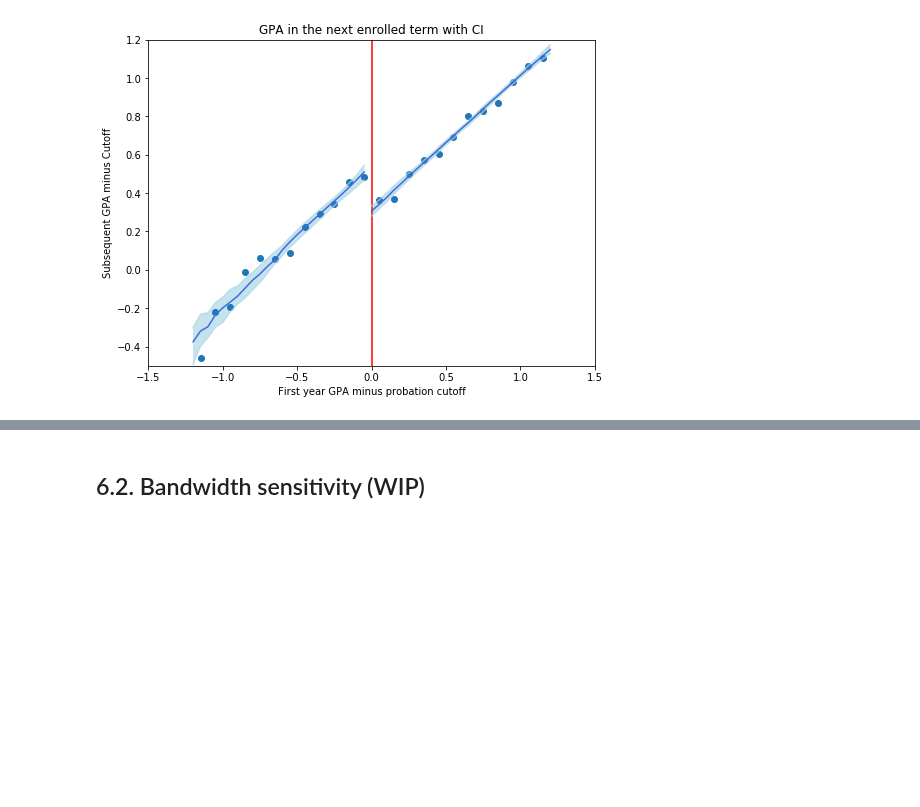
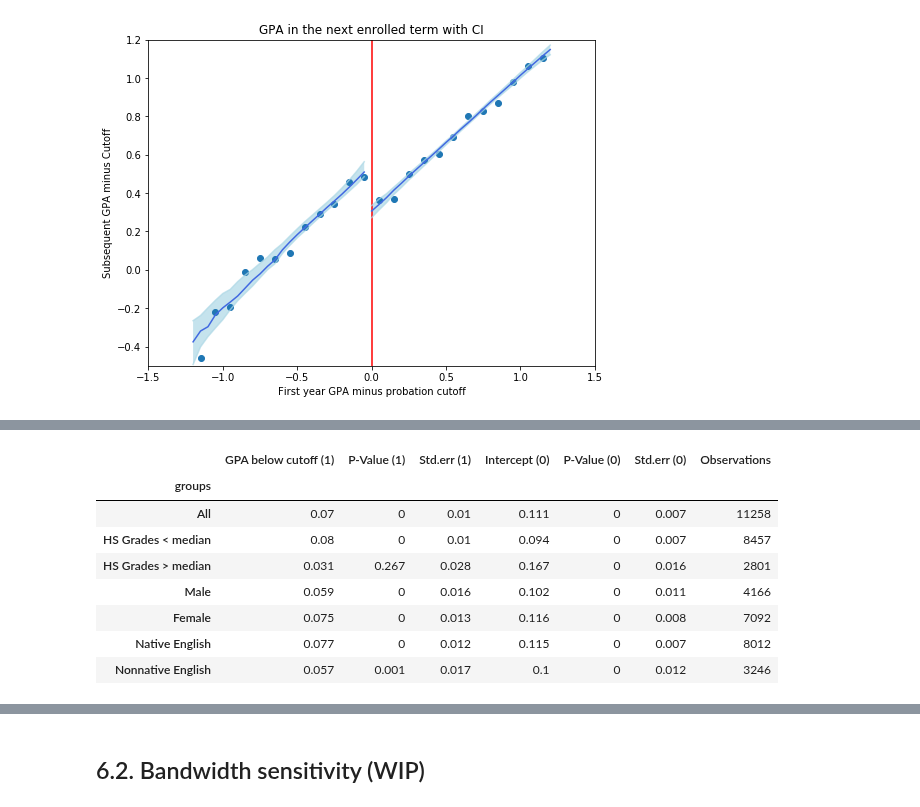
Before and after one commit to amageh/replication-performance-standards, a Jupyter notebook: project.ipynb, the cells around one changed output, grey strips where cells are left out. Drawn from its saved outputs; the diff is of its cells as text; code cells hidden in the pictures; blank space fills up the shorter version.

```diff
--- a/project.ipynb
+++ b/project.ipynb
@@ -658,0 +664,13 @@ data[['GPA_year1', 'GPA_year2','CGPA_year1', 'CGPA_year2','dist_from_cut','nextG
+# %%
+table_nextCGPA = estimate_RDD_multiple_datasets(groups_dict_06, groups_dict_keys, 'nextCGPA', regressors)
+table_nextCGPA.style.applymap(pvalue_5percent_red, subset=['P-Value (1)', 'P-Value (0)'])
+# %% [output]
+|  | GPA below cutoff (1) | P-Value (1) | Std.err (1) | Intercept (0) | P-Value (0) | Std.err (0) | Observations |
+| groups |  |  |  |  |  |  |  |
+| All | 0.07 | 0 | 0.01 | 0.111 | 0 | 0.007 | 11258 |
+| HS Grades < median | 0.08 | 0 | 0.01 | 0.094 | 0 | 0.007 | 8457 |
+| HS Grades > median | 0.031 | 0.267 | 0.028 | 0.167 | 0 | 0.016 | 2801 |
+| Male | 0.059 | 0 | 0.016 | 0.102 | 0 | 0.011 | 4166 |
+| Female | 0.075 | 0 | 0.013 | 0.116 | 0 | 0.008 | 7092 |
+| Native English | 0.077 | 0 | 0.012 | 0.115 | 0 | 0.007 | 8012 |
+| Nonnative English | 0.057 | 0.001 | 0.017 | 0.1 | 0 | 0.012 | 3246 |
```
Also changed, not shown: parts of 5 cells of this notebook, 2 other files.
